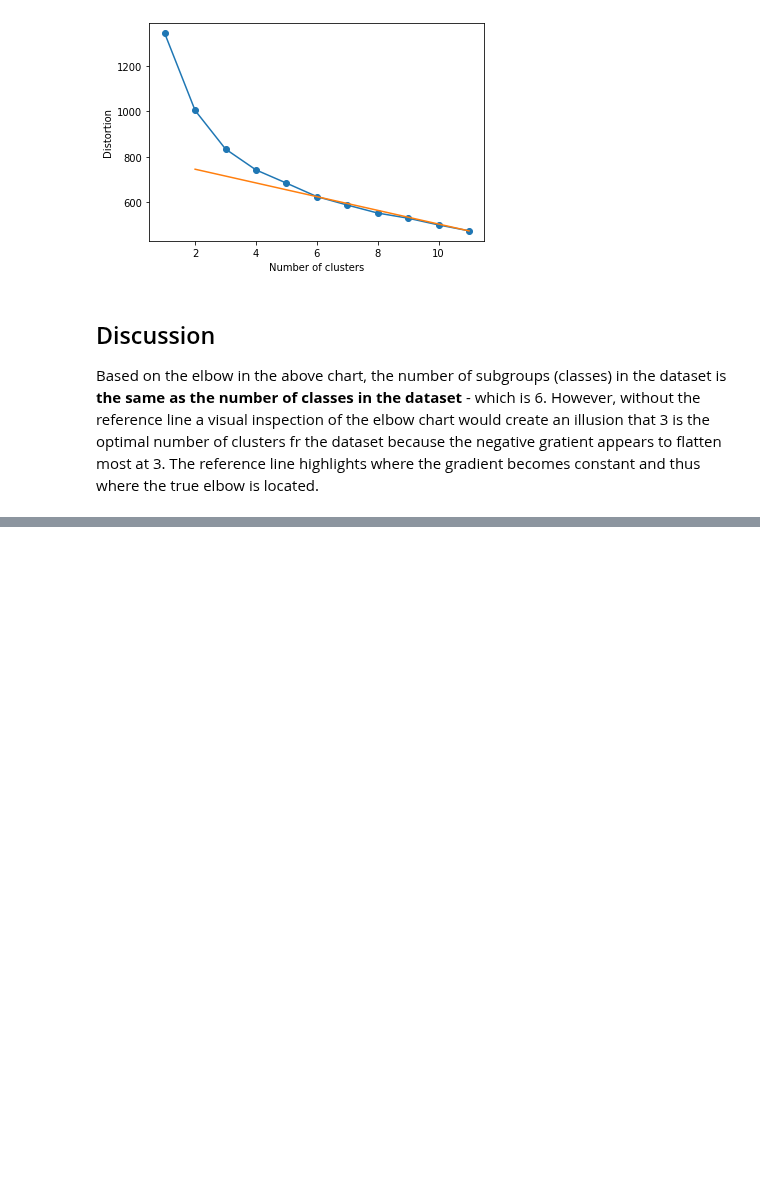
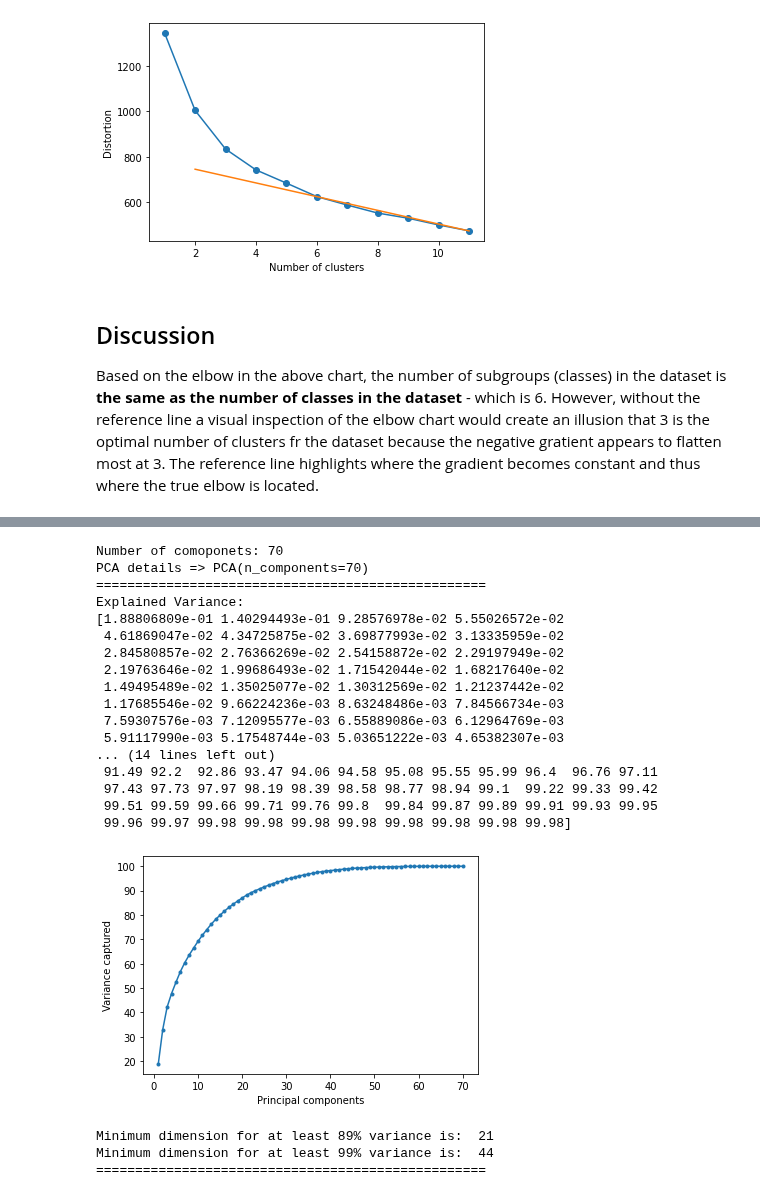
Before and after one commit to bryonbaker/SIT720, a Jupyter notebook: Ass2/SIT720_A2_85031775.ipynb, the cells around one changed output, grey strips where cells are left out. Drawn from its saved outputs; the diff is of its cells as text; code cells hidden in the pictures; blank space fills up the shorter version.

```diff
--- a/Ass2/SIT720_A2_85031775.ipynb
+++ b/Ass2/SIT720_A2_85031775.ipynb
@@ -142,0 +151,63 @@ The reference line highlights where the gradient becomes constant and thus where
+# %%
+from sklearn.preprocessing import scale
+from sklearn.decomposition import PCA
+
+# Normalise all of the data to ensure they are of similar magnitude.
+Xnorm = scale(df)
+
+# Perform the Principal Component Analysis. The number of components is the number of coumns in the dataset.
+# The number of components is the minimum of the number of data elements and festures
+n_components=min(df.shape[0], df.shape[1])
+print("Number of comoponets: {}".format(n_components))
+pca = PCA(n_components)
+pca.fit(Xnorm)
+print("PCA details => {}".format(pca))
+
+print('='*50)
+print("Explained Variance:")
+# Calculate the amount of variance explained by each PC
+var= pca.explained_variance_ratio_
+print(var)
+
+print('='*50)
+print("Cumulative Explained Variance:")
+
+cum_var=np.cumsum(np.round(pca.explained_variance_ratio_, decimals=4)*100)
+print(cum_var)
+
+pca_num = a_list = list(range(1, n_components+1))
+plt.plot(pca_num, cum_var, marker='.')
+plt.xlabel("Principal components")
+plt.ylabel("Variance captured")
+plt.show()
+
+# Find the minimum dimensions that capture 89% and 99% respectively
+result = next(k for k, value in enumerate(cum_var) if value >= 89)
+print("Minimum dimension for at least 89% variance is: ", result)
+
+result = next(k for k, value in enumerate(cum_var) if value >= 99)
+print("Minimum dimension for at least 99% variance is: ", result)
+
+print('='*50)
+# %% [output]
+Number of comoponets: 70
+PCA details => PCA(n_components=70)
+==================================================
+Explained Variance:
+[1.88806809e-01 1.40294493e-01 9.28576978e-02 5.55026572e-02
+ 4.61869047e-02 4.34725875e-02 3.69877993e-02 3.13335959e-02
+ 2.84580857e-02 2.76366269e-02 2.54158872e-02 2.29197949e-02
+ 2.19763646e-02 1.99686493e-02 1.71542044e-02 1.68217640e-02
+ 1.49495489e-02 1.35025077e-02 1.30312569e-02 1.21237442e-02
+ 1.17685546e-02 9.66224236e-03 8.63248486e-03 7.84566734e-03
+ 7.59307576e-03 7.12095577e-03 6.55889086e-03 6.12964769e-03
+ 5.91117990e-03 5.17548744e-03 5.03651222e-03 4.65382307e-03
+... (14 lines left out)
+ 91.49 92.2  92.86 93.47 94.06 94.58 95.08 95.55 95.99 96.4  96.76 97.11
+ 97.43 97.73 97.97 98.19 98.39 98.58 98.77 98.94 99.1  99.22 99.33 99.42
+ 99.51 99.59 99.66 99.71 99.76 99.8  99.84 99.87 99.89 99.91 99.93 99.95
+ 99.96 99.97 99.98 99.98 99.98 99.98 99.98 99.98 99.98 99.98]
+[figure, added]
+Minimum dimension for at least 89% variance is:  21
+Minimum dimension for at least 99% variance is:  44
+==================================================
```
Also changed, not shown: parts of 2 cells of this notebook, 1 other file.
